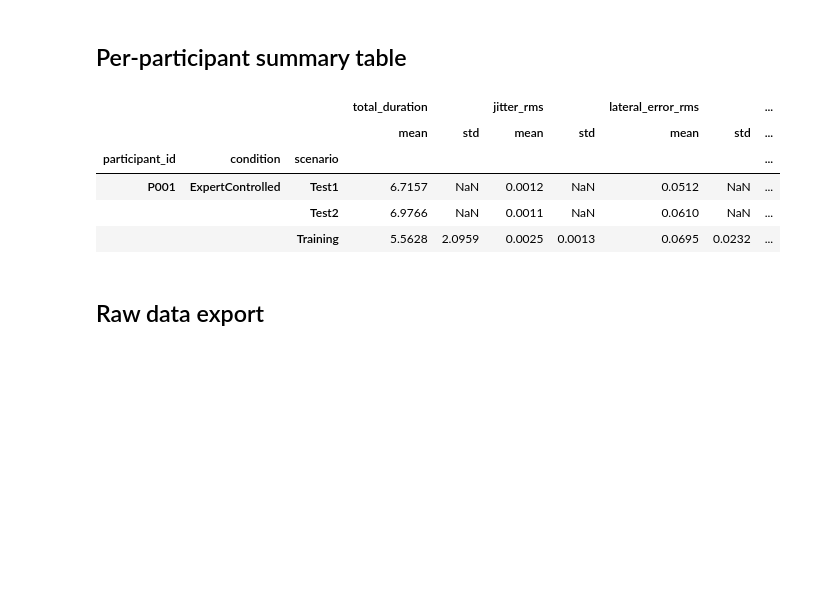
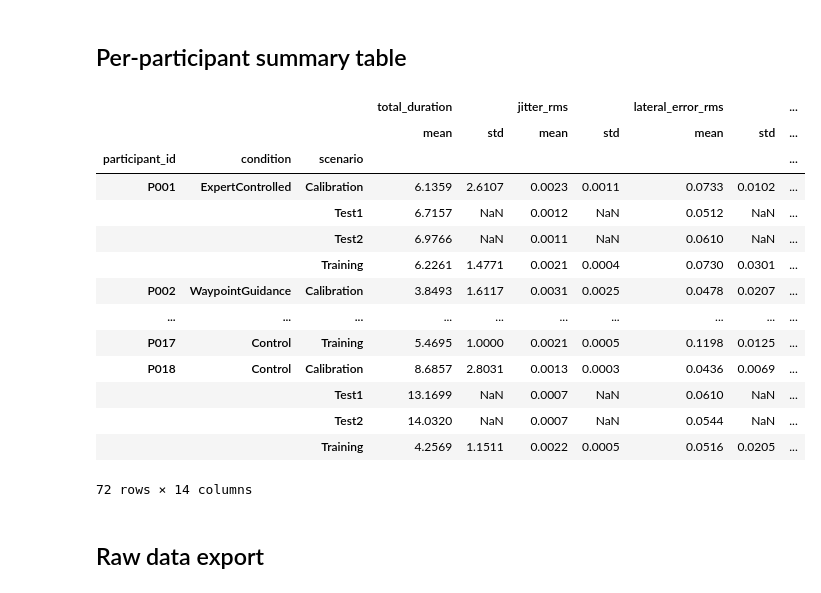
Before and after one commit to notbingsu/fyp, a Jupyter notebook: experimentation/analysis.ipynb, the cells around one changed output. Drawn from its saved outputs; the diff is of its cells as text; code cells hidden in the pictures; blank space fills up the shorter version.

```diff
--- a/experimentation/analysis.ipynb
+++ b/experimentation/analysis.ipynb
@@ -144,0 +183,29 @@ df.head()
+# %%
+df = df_raw.copy()
+
+# Derived metrics
+df["collision_rate"]     = df["collisions"]    / df["total_duration"].replace(0, np.nan)
+df["wasted_click_ratio"] = df["wasted_clicks"] / df["total_duration"].replace(0, np.nan)
+df["norm_excess_path"]   = df["excess_path_length"] / df["ideal_path_length"].replace(0, np.nan)
+
+# Classify phase
+df["phase"] = df["scenario"].map({
+    "Calibration": "Calibration",
+    "Training":    "InterventionTraining",
+    "Test1":       "Test1",
+    "Test2":       "Test2",
+})
+
+# Classify attempt type
+df["attempt_type"] = df["scenario"].apply(
+    lambda s: "test" if s.lower().startswith("test") else "training"
+)
+
+# Attempt number within each participant + scenario group
+df["attempt_no"] = (
+    df.groupby(["participant_id", "scenario"]).cumcount() + 1
+)
+
+print("Derived metrics computed: collision_rate, wasted_click_ratio, norm_excess_path")
+df[["participant_id", "condition", "scenario", "phase", "attempt_no",
+    "collision_rate", "wasted_click_ratio", "norm_excess_path"]].head(10)
@@ -341,14 +655,25 @@ plt.show()
 # %% [markdown]
 ## Per-participant summary table
 # %%
-df.groupby(["participant_id", "condition", "scenario"])[METRICS].agg(["mean", "std"]).round(4)
+SUMMARY_METRICS = ["total_duration", "jitter_rms", "lateral_error_rms",
+                   "path_efficiency", "collision_rate", "wasted_click_ratio", "norm_excess_path"]
+df.groupby(["participant_id", "condition", "scenario"])[SUMMARY_METRICS].agg(["mean", "std"]).round(4)
 # %% [output]
 |  |  |  | total_duration |  | jitter_rms |  | lateral_error_rms |  | ... |
 |  |  |  | mean | std | mean | std | mean | std | ... |
 | participant_id | condition | scenario |  |  |  |  |  |  | ... |
-| P001 | ExpertControlled | Test1 | 6.7157 | NaN | 0.0012 | NaN | 0.0512 | NaN | ... |
+| P001 | ExpertControlled | Calibration | 6.1359 | 2.6107 | 0.0023 | 0.0011 | 0.0733 | 0.0102 | ... |
+|  |  | Test1 | 6.7157 | NaN | 0.0012 | NaN | 0.0512 | NaN | ... |
 |  |  | Test2 | 6.9766 | NaN | 0.0011 | NaN | 0.0610 | NaN | ... |
-|  |  | Training | 5.5628 | 2.0959 | 0.0025 | 0.0013 | 0.0695 | 0.0232 | ... |
+|  |  | Training | 6.2261 | 1.4771 | 0.0021 | 0.0004 | 0.0730 | 0.0301 | ... |
+| P002 | WaypointGuidance | Calibration | 3.8493 | 1.6117 | 0.0031 | 0.0025 | 0.0478 | 0.0207 | ... |
+| ... | ... | ... | ... | ... | ... | ... | ... | ... | ... |
+| P017 | Control | Training | 5.4695 | 1.0000 | 0.0021 | 0.0005 | 0.1198 | 0.0125 | ... |
+| P018 | Control | Calibration | 8.6857 | 2.8031 | 0.0013 | 0.0003 | 0.0436 | 0.0069 | ... |
+|  |  | Test1 | 13.1699 | NaN | 0.0007 | NaN | 0.0610 | NaN | ... |
+|  |  | Test2 | 14.0320 | NaN | 0.0007 | NaN | 0.0544 | NaN | ... |
+|  |  | Training | 4.2569 | 1.1511 | 0.0022 | 0.0005 | 0.0516 | 0.0205 | ... |
+72 rows × 14 columns
 # %% [markdown]
 ## Raw data export
 # %%
```
Also changed, not shown: parts of 32 cells of this notebook, 3 other files.
